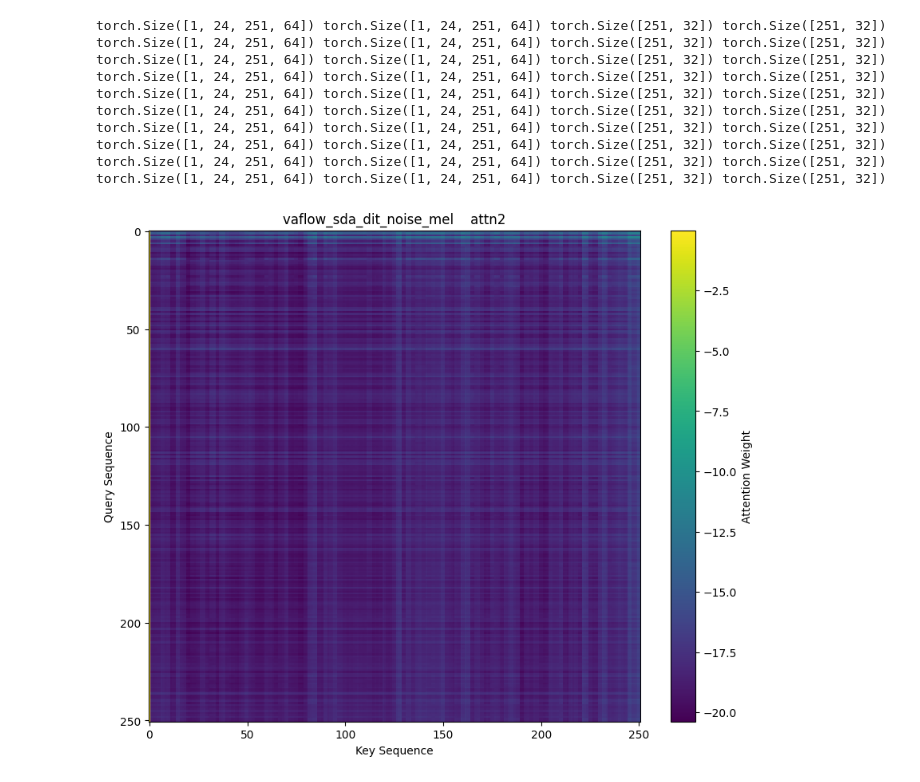
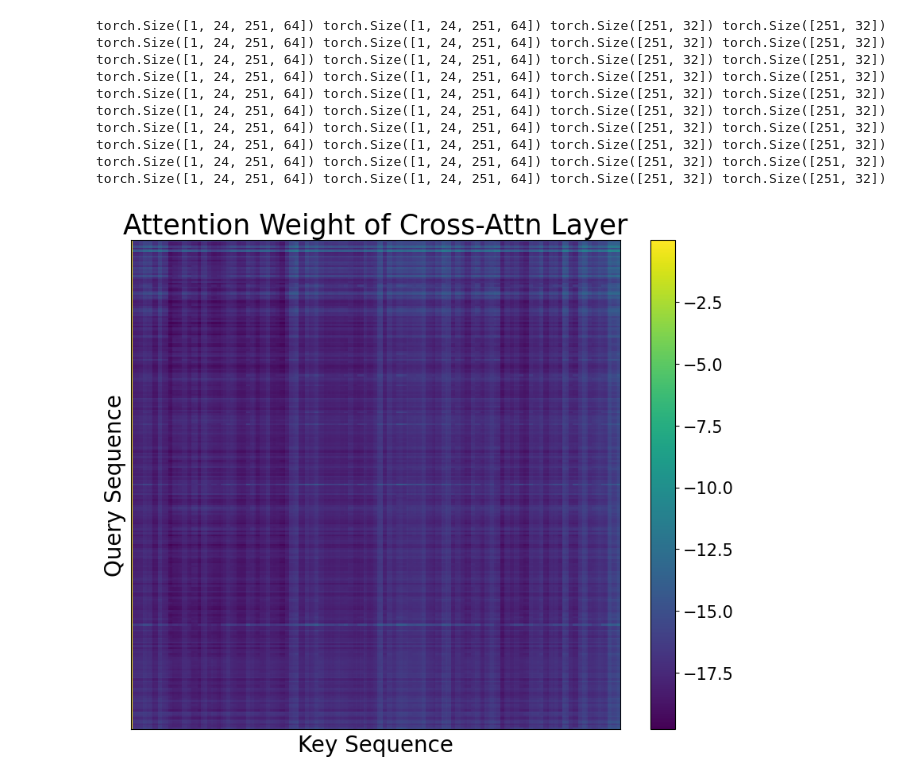
Before and after one commit to Ceaglex/vasflow, a Jupyter notebook: vis/vis_heatmap.ipynb, the cells around one changed output. Drawn from its saved outputs; the diff is of its cells as text; code cells hidden in the pictures.

```diff
--- a/vis/vis_heatmap.ipynb
+++ b/vis/vis_heatmap.ipynb
@@ -43,7 +43,7 @@ model_params = {
     "ckpt_dir_image_encoder": "/home/chengxin/chengxin/vasflow/model/clip/ckpt/ViT-B-16.pt",
     "ckpt_dir_audio_dit": "/home/chengxin/chengxin/vasflow/model/stable_audio/ckpt/transformer",
     "ckpt_dir_vocoder": "/data-04/xihua/data/ckpt/audioldm2/huggingface/vocoder",
-    "vaflow_ckpt_path": "/home/chengxin/chengxin/vasflow/log/2025_05_30-17_23_47-vaflow_sda_dit_noise_mel_10l_cct_first10/ckpt/epoch=0099-step=1.75e+05.ckpt",
+    "vaflow_ckpt_path": "/home/chengxin/chengxin/vasflow/log_backup/2025_05_30-17_23_47-vaflow_sda_dit_noise_mel_10l_cct_first10/ckpt/epoch=0099-step=1.75e+05.ckpt",
     "resume_training": False,
     "ignore_keys": [],  # ['vaflow.preprocess_conv', 'vaflow.postprocess_conv', 'vaflow.proj_in', 'vaflow.proj_out']    # modified
     "phone_ebd_dim": 32,
@@ -278,16 +278,19 @@ torch.Size([1, 24, 251, 64]) torch.Size([1, 24, 251, 64]) torch.Size([251, 32])
 # %%
 import numpy as np
 def plot_attention_heatmap(attn_matrix):
     attn_matrix = np.log(attn_matrix + 1e-9)  # 加小值防止 log(0)
     plt.figure(figsize=(10, 8))
     plt.imshow(attn_matrix, cmap='viridis', interpolation='nearest')
-    plt.colorbar(label='Attention Weight')
-    plt.title(f'vaflow_sda_dit_noise_mel    {module_name}')
-    plt.xlabel('Key Sequence')
-    plt.ylabel('Query Sequence')
+    cb = plt.colorbar()
+    cb.ax.tick_params(labelsize=15)
+    plt.title(f'Attention Weight of Cross-Attn Layer',fontsize=25)
+    plt.xlabel('Key Sequence',fontsize=20)
+    plt.ylabel('Query Sequence',fontsize=20)
+    plt.xticks([])  # 隐藏x轴坐标
+    plt.yticks([])  # 隐藏y轴坐标
     plt.show()
 
 plot_attention_heatmap(attn_weights[2])
 reset_hooks()
 # %% [output]
-[figure, old version]
+[figure, new version]
```
Also changed, not shown: parts of 1 cell of this notebook, 8 other files.
